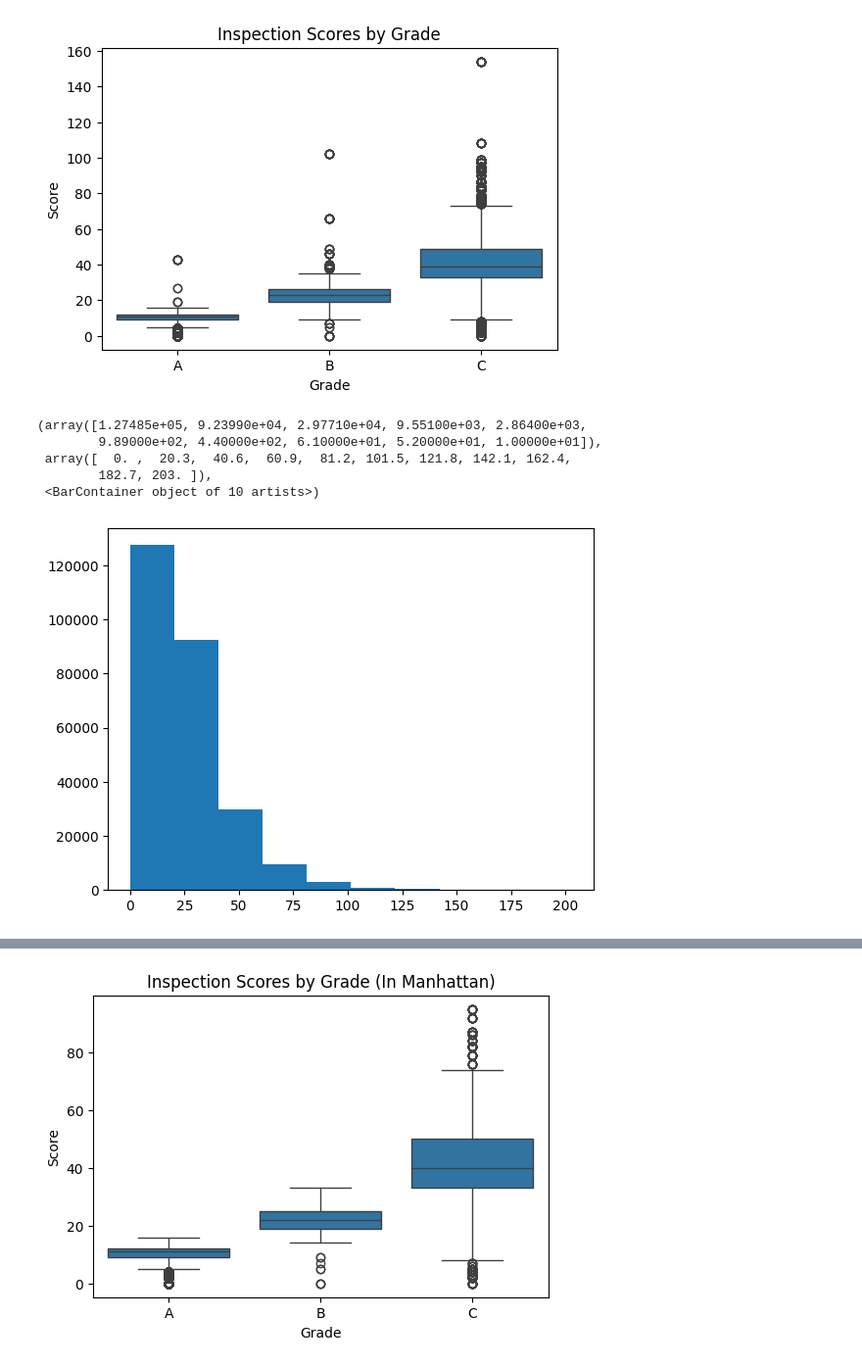
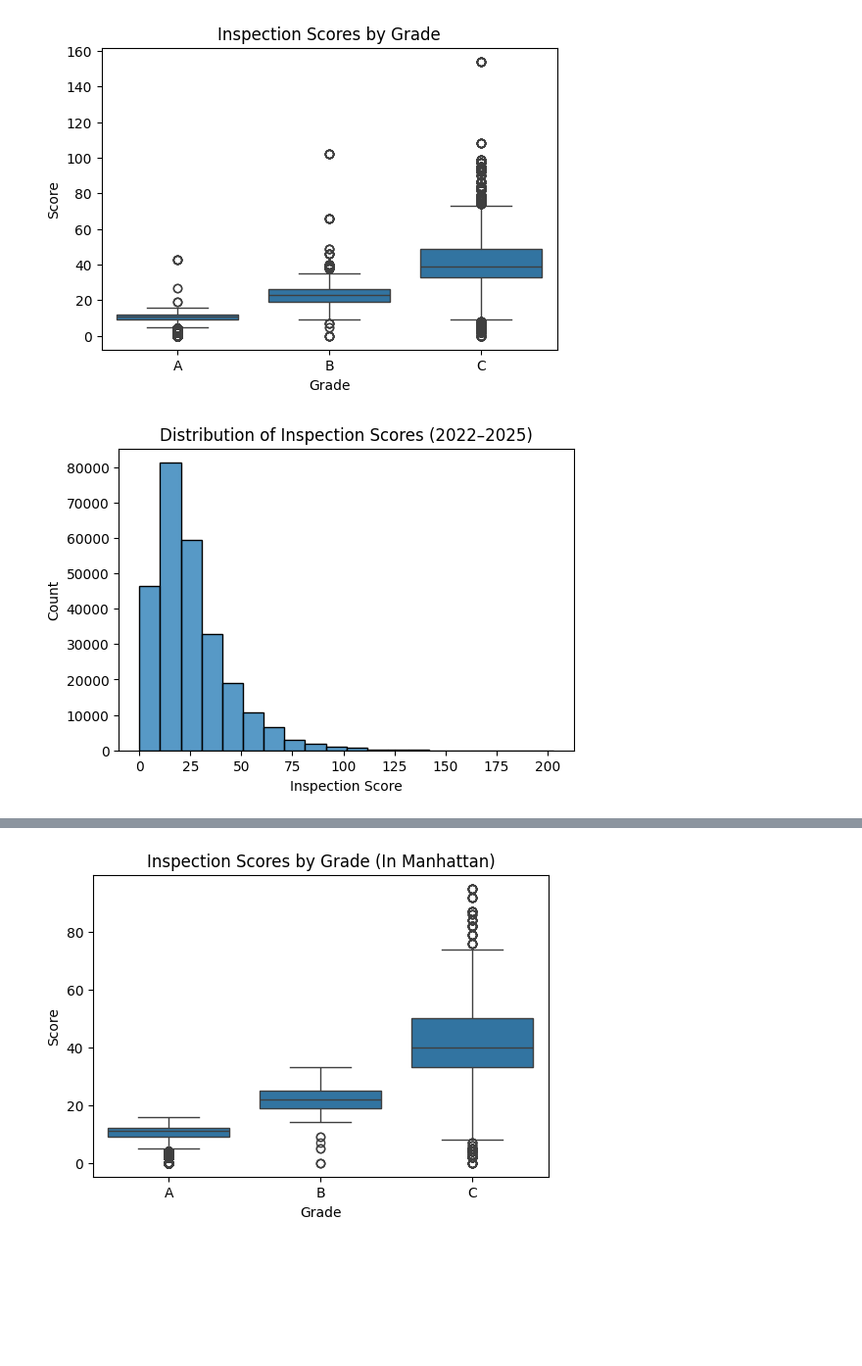
Before and after one commit to SU-IST707-SP26/group-project-team-pandas, a Jupyter notebook: work/01_initial_exploration.ipynb, the cells around one changed output, grey strips where cells are left out. Shown at 98% size. Drawn from its saved outputs; the diff is of its cells as text; code cells hidden in the pictures; blank space fills up the shorter version.

Commit message:
Fixed histogram of Inspection Scores

```diff
--- a/work/01_initial_exploration.ipynb
+++ b/work/01_initial_exploration.ipynb
@@ -283,15 +285,26 @@ plt.show()
 # %% [output]
 [figure]
 # %%
-#Histogram of Grade
-plt.hist(df_filtered_2022_2025.SCORE)
+#Histogram of Score distribution (styled like the grade countplot)
+plt.figure(figsize=(6,4))
+
+# use seaborn histogram for consistent styling
+sns.histplot(
+    data=df_filtered_2022_2025,
+    x="SCORE",
+    bins=20,
+    color=sns.color_palette()[0],  # default seaborn blue
+    edgecolor="black",
+    kde=False,
+)
+
+plt.title("Distribution of Inspection Scores (2022–2025)")
+plt.xlabel("Inspection Score")
+plt.ylabel("Count")
+
+plt.show()
 # %% [output]
-(array([1.27485e+05, 9.23990e+04, 2.97710e+04, 9.55100e+03, 2.86400e+03,
-        9.89000e+02, 4.40000e+02, 6.10000e+01, 5.20000e+01, 1.00000e+01]),
- array([  0. ,  20.3,  40.6,  60.9,  81.2, 101.5, 121.8, 142.1, 162.4,
-        182.7, 203. ]),
- <BarContainer object of 10 artists>)
-[figure, old version]
+[figure, new version]
 # %%
 df.BORO.unique()
 df_Manhattan = df_filtered_2022_2025[df_filtered_2022_2025['BORO'] == 'Manhattan'].copy()
```
Also changed, not shown: parts of 1 cell of this notebook.
